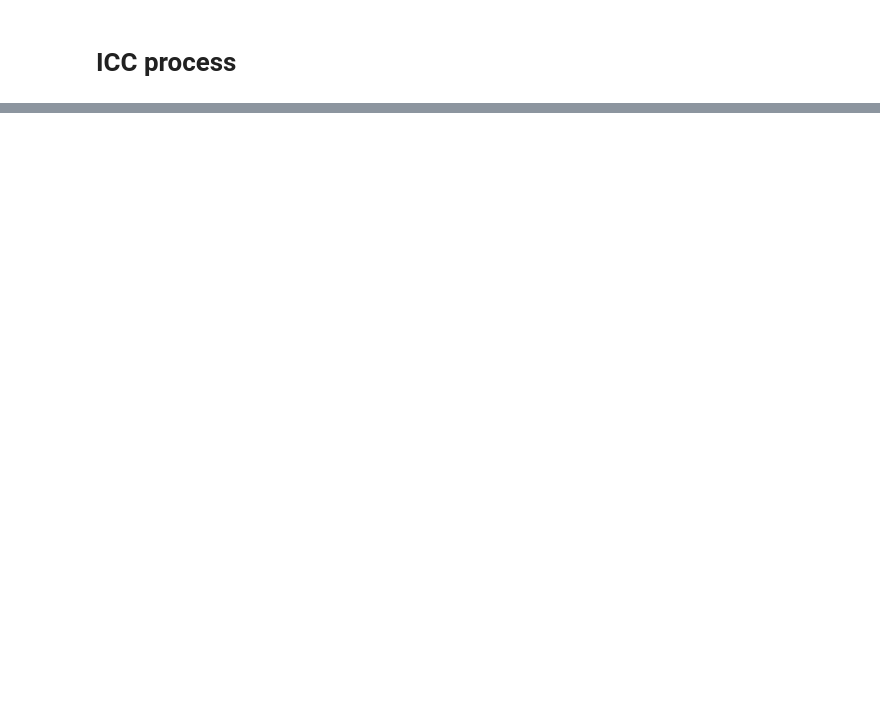
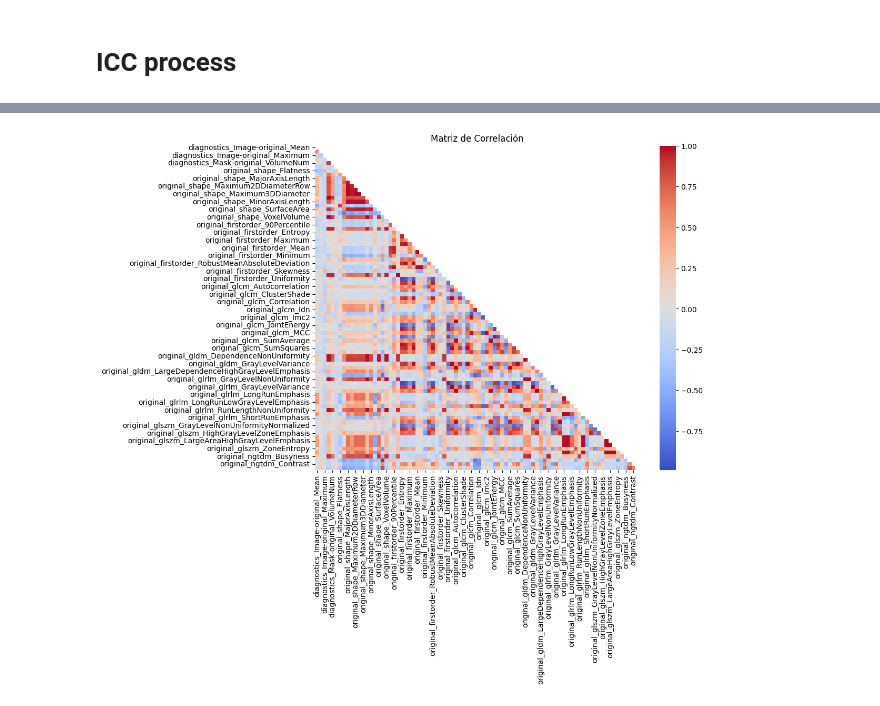
Before and after one commit to gtbmegias/vera, a Jupyter notebook: codigo.ipynb, the cells around one changed output, grey strips where cells are left out. Cells and saved outputs as stored; diff of their text form; code cells hidden in the pictures; blank space fills up the shorter version.

```diff
--- a/codigo.ipynb
+++ b/codigo.ipynb
@@ -805,0 +784,5 @@ results_icc.to_csv('results_icc.csv', index=False)
+# %%
+# CUIDADO: No se pintan todas las variables
+plot_correlation_matrix(df_filt_interp.drop(columns=['subject']))
+# %% [output]
+[figure, added]
```
Also changed, not shown: parts of 35 cells of this notebook, 11 other files.
